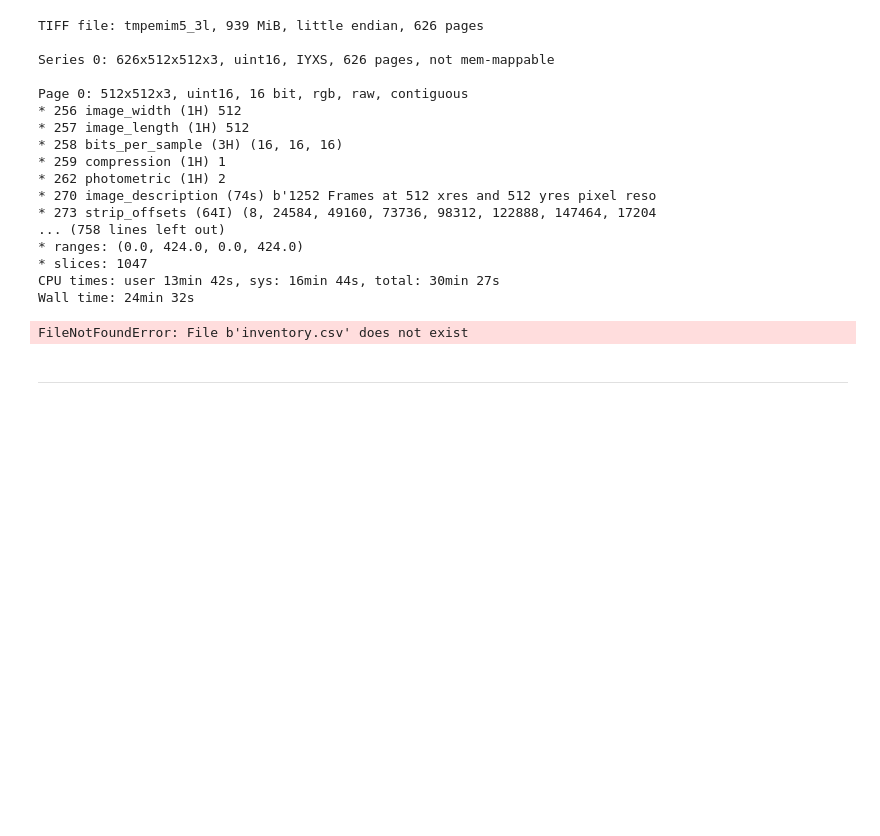
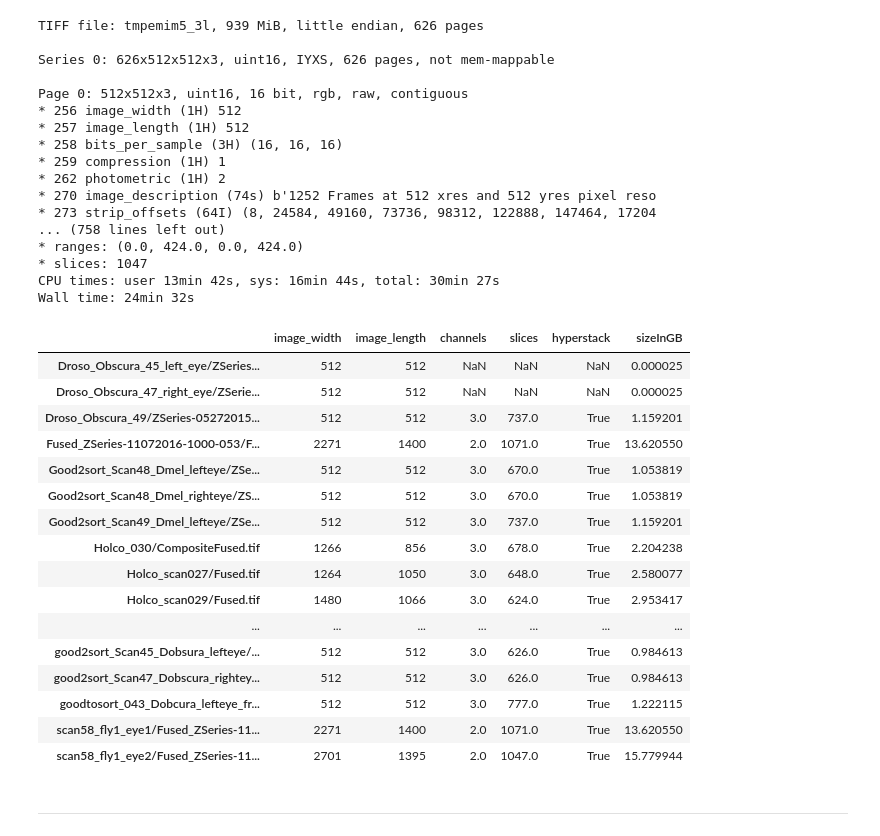
Before and after one commit to fly-eye/pyFlyEye, a Jupyter notebook: ImageInventory.ipynb, the cells around one changed output. Saved outputs shown, nothing was run; the diff lists cells and outputs as text; code cells hidden in the pictures; blank space fills up the shorter version.

Commit message:
add display of inventory table

```diff
--- a/ImageInventory.ipynb
+++ b/ImageInventory.ipynb
@@ -175,10 +175,26 @@ Page 0: 512x512x3, uint16, 16 bit, rgb, raw, contiguous
 CPU times: user 13min 42s, sys: 16min 44s, total: 30min 27s
 Wall time: 24min 32s
 # %%
-inventory = pd.read_csv('', index_col = 0)
-inventory
+inventory = pd.read_csv(INVENTORY_FILE, index_col = 0)
+inventory[:26]
 # %% [output]
-FileNotFoundError: File b'inventory.csv' does not exist
+|  | image_width | image_length | channels | slices | hyperstack | sizeInGB |
+| Droso_Obscura_45_left_eye/ZSeries... | 512 | 512 | NaN | NaN | NaN | 0.000025 |
+| Droso_Obscura_47_right_eye/ZSerie... | 512 | 512 | NaN | NaN | NaN | 0.000025 |
+| Droso_Obscura_49/ZSeries-05272015... | 512 | 512 | 3.0 | 737.0 | True | 1.159201 |
+| Fused_ZSeries-11072016-1000-053/F... | 2271 | 1400 | 2.0 | 1071.0 | True | 13.620550 |
+| Good2sort_Scan48_Dmel_lefteye/ZSe... | 512 | 512 | 3.0 | 670.0 | True | 1.053819 |
+| Good2sort_Scan48_Dmel_righteye/ZS... | 512 | 512 | 3.0 | 670.0 | True | 1.053819 |
+| Good2sort_Scan49_Dmel_lefteye/ZSe... | 512 | 512 | 3.0 | 737.0 | True | 1.159201 |
+| Holco_030/CompositeFused.tif | 1266 | 856 | 3.0 | 678.0 | True | 2.204238 |
+| Holco_scan027/Fused.tif | 1264 | 1050 | 3.0 | 648.0 | True | 2.580077 |
+| Holco_scan029/Fused.tif | 1480 | 1066 | 3.0 | 624.0 | True | 2.953417 |
+| ... | ... | ... | ... | ... | ... | ... |
+| good2sort_Scan45_Dobsura_lefteye/... | 512 | 512 | 3.0 | 626.0 | True | 0.984613 |
+| good2sort_Scan47_Dobscura_rightey... | 512 | 512 | 3.0 | 626.0 | True | 0.984613 |
+| goodtosort_043_Dobcura_lefteye_fr... | 512 | 512 | 3.0 | 777.0 | True | 1.222115 |
+| scan58_fly1_eye1/Fused_ZSeries-11... | 2271 | 1400 | 2.0 | 1071.0 | True | 13.620550 |
+| scan58_fly1_eye2/Fused_ZSeries-11... | 2701 | 1395 | 2.0 | 1047.0 | True | 15.779944 |
 # %% [markdown]
 ----
 # %% [markdown]
```
Also changed, not shown: parts of 2 cells of this notebook.
